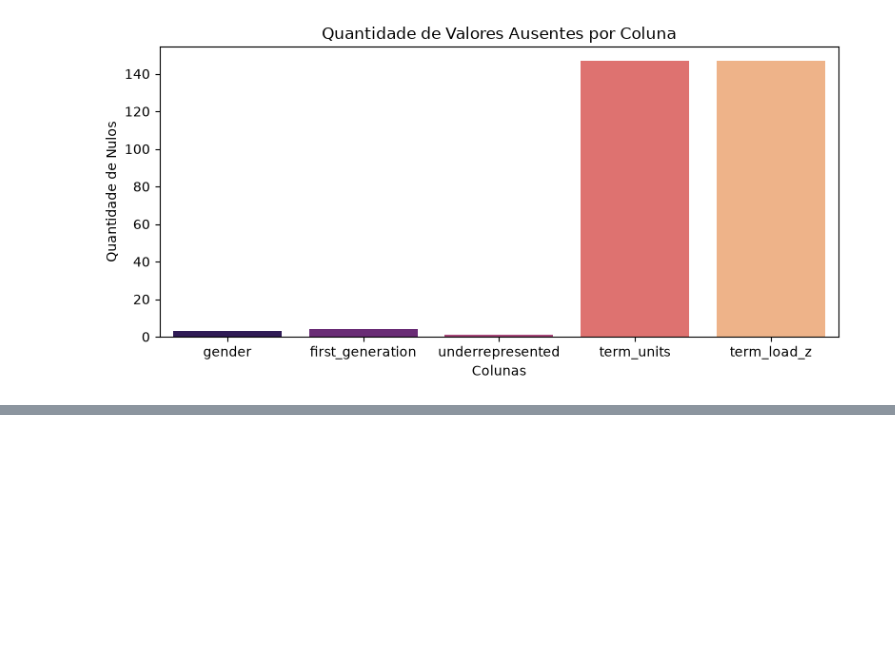
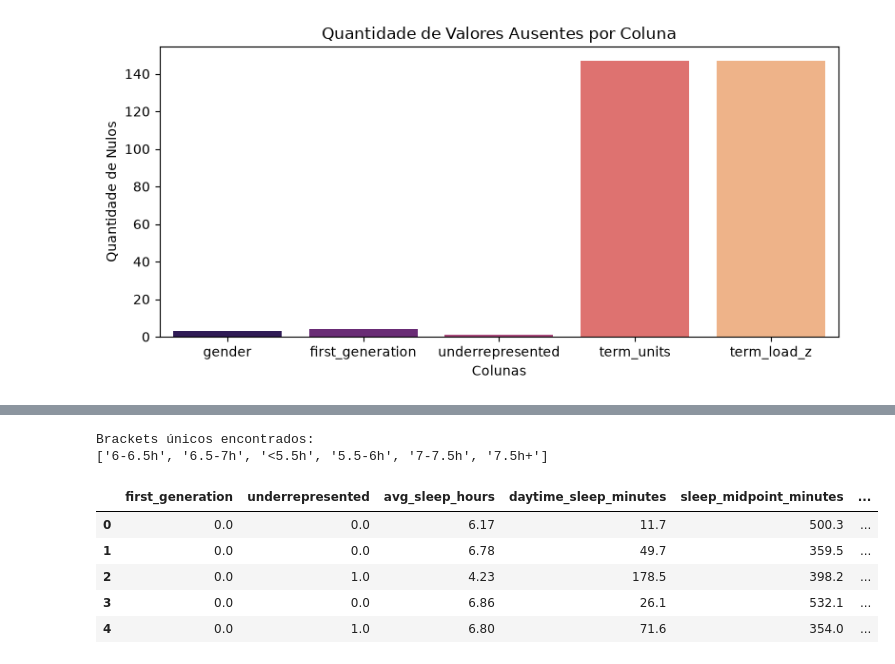
Before and after one commit to HendsMede1r0s/AnaliseDeDados, a Jupyter notebook: AnaliseDeDados/AnaliseDeDados.ipynb, the cells around one changed output, grey strips where cells are left out. Cells and saved outputs as stored; diff of their text form; code cells hidden in the pictures; blank space fills up the shorter version.

```diff
--- a/AnaliseDeDados/AnaliseDeDados.ipynb
+++ b/AnaliseDeDados/AnaliseDeDados.ipynb
@@ -264,0 +277,12 @@ Outliers detectados (|Z| > 3): 4
+# %%
+brackets = []
+
+for l in dataEncod['sleep_bracket']:
+    if l not in brackets:
+        brackets.append(l)
+
+print("Brackets únicos encontrados:")
+print(brackets)
+# %% [output]
+Brackets únicos encontrados:
+['6-6.5h', '6.5-7h', '<5.5h', '5.5-6h', '7-7.5h', '7.5h+']
@@ -264,0 +301,12 @@ Outliers detectados (|Z| > 3): 4
+# %%
+
+dataEncod = pd.get_dummies(dataEncod, columns=['gender', 'university'], drop_first=True, dtype=int)
+
+dataEncod.head()
+# %% [output]
+|  | first_generation | underrepresented | avg_sleep_hours | daytime_sleep_minutes | sleep_midpoint_minutes | ... |
+| 0 | 0.0 | 0.0 | 6.17 | 11.7 | 500.3 | ... |
+| 1 | 0.0 | 0.0 | 6.78 | 49.7 | 359.5 | ... |
+| 2 | 0.0 | 1.0 | 4.23 | 178.5 | 398.2 | ... |
+| 3 | 0.0 | 0.0 | 6.86 | 26.1 | 532.1 | ... |
+| 4 | 0.0 | 1.0 | 6.80 | 71.6 | 354.0 | ... |
```
Also changed, not shown: parts of 12 cells of this notebook.
